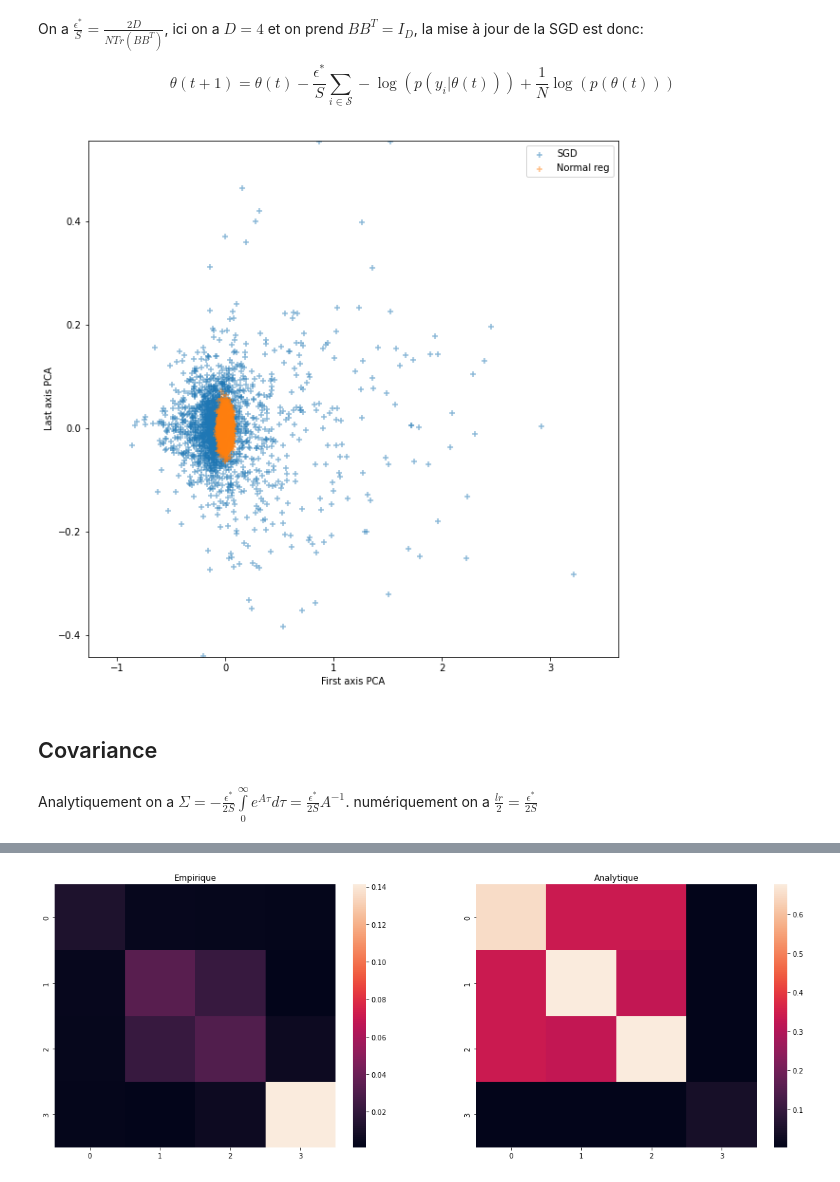
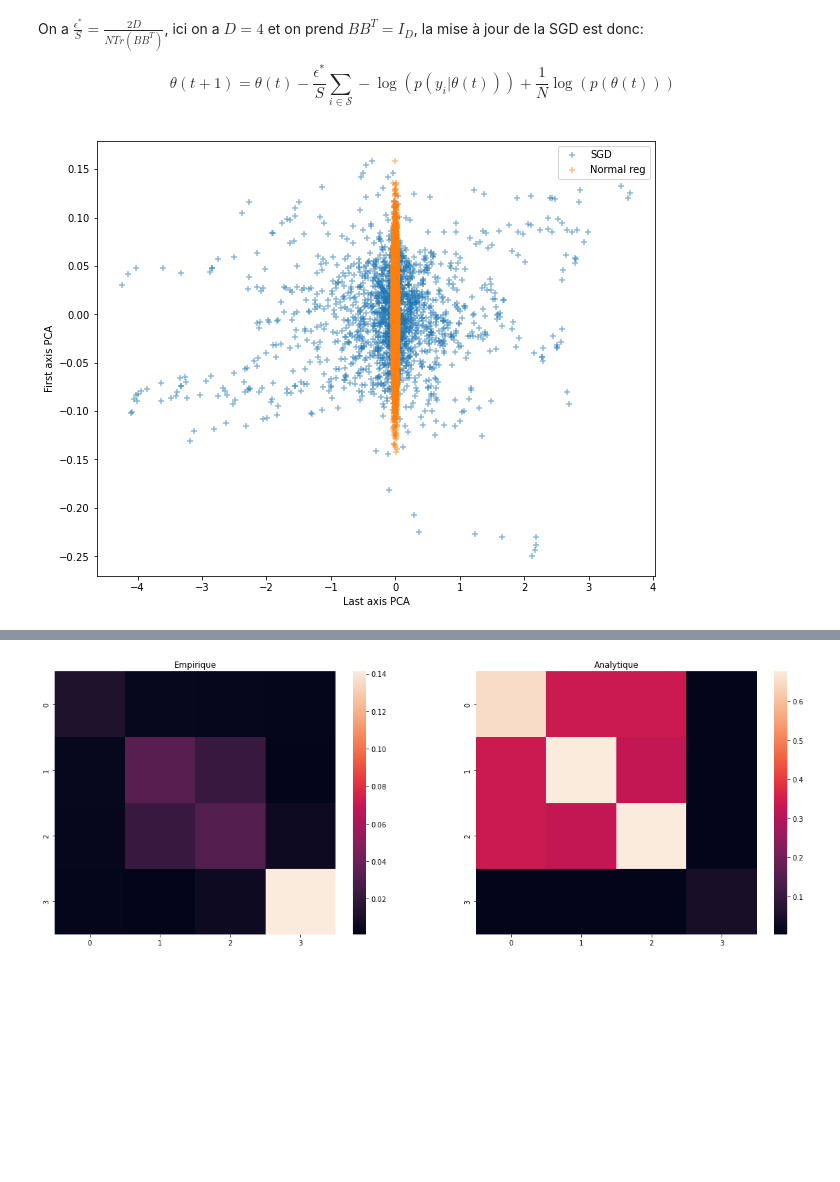
Before and after one commit to cyrille-kone/VASGA, a Jupyter notebook: linear_reg/Untitled.ipynb, the cells around one changed output, grey strips where cells are left out. Saved outputs shown, nothing was run; the diff lists cells and outputs as text; code cells hidden in the pictures; blank space fills up the shorter version.

```diff
--- a/linear_reg/Untitled.ipynb
+++ b/linear_reg/Untitled.ipynb
@@ -83,16 +102,16 @@ Avec: $p(\theta) = p(\alpha)p(\beta)p(\sigma)$
 # %%
-def grad_loss_torch(alpha, beta, log_sigma, x_, y_, N):
+def grad_loss_torch(theta, x_, y_, N):
 
-    θ = torch.tensor(np.array([alpha, beta[0], beta[1], log_sigma]), requires_grad=True)
+    θ = torch.tensor(theta, requires_grad=True)
 
     x_, y_, cst = torch.tensor(x_, requires_grad=False), torch.tensor(y_, requires_grad=False), torch.tensor(np.log(2*np.pi), requires_grad=False)
 
-    f1 = 0.5*torch.exp(-2*θ[-1]) * (torch.dot(θ[1:-1], x_) + θ[0] - y_)**2 + θ[-1] + 0.5*cst
-    f2 = (-1/(2*N))*(θ[0]**2 + torch.dot(θ[1:-1], θ[1:-1]) + θ[-1]**2 + 4*cst)
+    f1 = 0.5*torch.exp(-2*θ[1]) * (θ[0] + torch.dot(θ[2:], x_)  - y_)**2 + θ[1] + 0.5*cst
+    f2 = (-1/(2*N))*(θ[0]**2 +  θ[1]**2 + torch.dot(θ[2:], θ[2:]) + θ.shape[0]*cst)
 
     z = f1 + f2
 
     z.backward()
     grad = θ.grad.numpy()
 
-    return grad[0], grad[1:-1], grad[-1]
+    return z.item(), grad
@@ -136,21 +147,21 @@ On a $\frac{\epsilon^*}{S} = \frac{2D}{NTr(BB^T)}$, ici on a $D=4$ et on prend $
 
 $$ \theta(t+1) = \theta(t) - \frac{\epsilon^*}{S} \sum \limits_{i \in \mathcal{S}}-\log(p(y_i|\theta(t))) + \frac{1}{N}\log(p(\theta(t)))$$
 # %%
-lr = 2/len(y)
+B = np.eye(D)
+tr = np.trace(B@B.T)
+lr = (2*D)/(len(y)*tr)
 max_iter = 2000
-theta_sgd = sgd(lr, X, y, max_iter)
+theta_sgd, grad, loss = sgd(X, y, lr, max_iter)
-# %%
-theta_pca_sgd = pca.fit_transform(theta_sgd)
+# %%
+theta_pca_sgd = pca.transform(theta_sgd)
 # %%
-plt.figure(figsize=(10, 10))
-plt.scatter(theta_pca_sgd[:, 0], theta_pca_sgd[:, -1], alpha=0.5, marker='+', label='SGD')
-plt.scatter(theta_pca[:, 0], theta_pca[:, -1], alpha=0.5, marker='+', label='Normal reg')
-plt.margins(x=0.1, y=0.001)
-plt.xlabel('First axis PCA')
-plt.ylabel('Last axis PCA')
+plt.figure(figsize=(10, 8))
+plt.scatter(theta_pca_sgd[:, -1], theta_pca_sgd[:, 0], alpha=0.5, marker='+', label='SGD')
+plt.scatter(theta_pca[:, -1], theta_pca[:, 0], alpha=0.5, marker='+', label='Normal reg')
+#plt.margins(x=0.1, y=0.001)
+plt.xlabel('Last axis PCA')
+plt.ylabel('First axis PCA')
 plt.legend(loc='best')
 plt.show()
 # %% [output]
-[figure, old version]
+[figure, new version]
-# %% [markdown]
-## Covariance
@@ -180,3 +167,0 @@ hessian = hessian(loss, theta_mean).numpy()
-# %% [markdown]
-Analytiquement on a $\Sigma = -\frac{\epsilon^*}{2S} \int \limits_{0}^{\infty} e^{A\tau}d\tau =\frac{\epsilon^*}{2S}A^{-1}$.
-numériquement on a $\frac{lr}{2} = \frac{\epsilon^*}{2S}$
```
Also changed, not shown: parts of 22 cells of this notebook.
